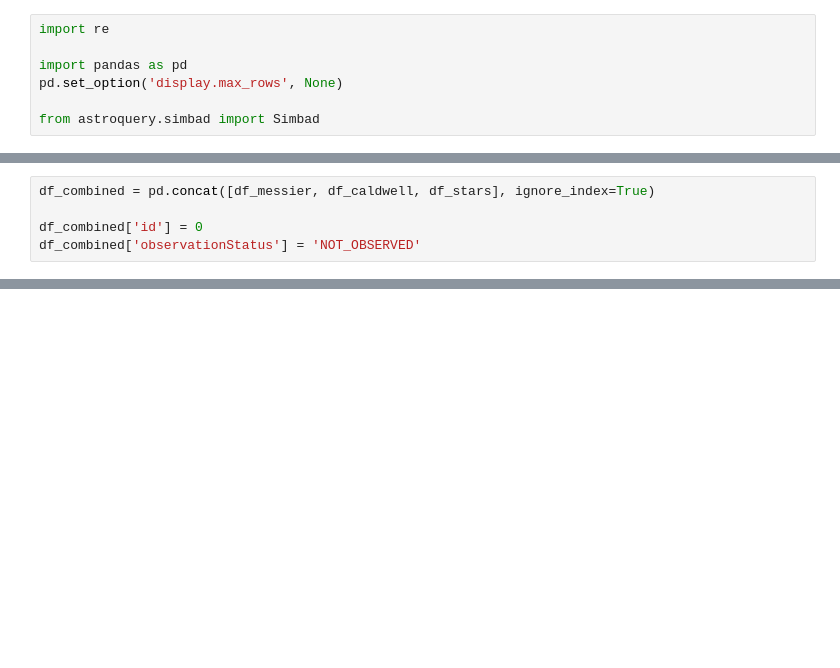
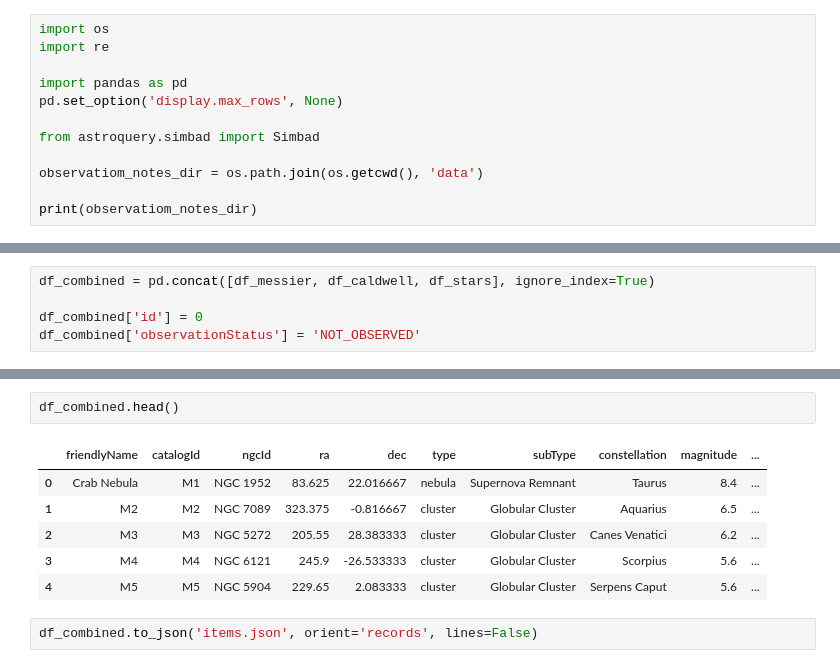
Before and after one commit to jeffrwatts/StarGazerData, a Jupyter notebook: Generate Data.ipynb, the cells around one changed output, grey strips where cells are left out. Saved outputs shown, nothing was run; the diff lists cells and outputs as text; blank space fills up the shorter version.

```diff
--- a/Generate Data.ipynb
+++ b/Generate Data.ipynb
@@ -1,7 +1,12 @@
 # %%
+import os
 import re
 
 import pandas as pd
 pd.set_option('display.max_rows', None)
 
 from astroquery.simbad import Simbad
+
+observatiom_notes_dir = os.path.join(os.getcwd(), 'data')
+
+print(observatiom_notes_dir)
@@ -378,0 +406,11 @@ df_combined.to_json('items.json', orient='records', lines=False)
+# %%
+df_combined.head()
+# %% [output]
+|  | friendlyName | catalogId | ngcId | ra | dec | type | subType | constellation | magnitude | ... |
+| 0 | Crab Nebula | M1 | NGC 1952 | 83.625 | 22.016667 | nebula | Supernova Remnant | Taurus | 8.4 | ... |
+| 1 | M2 | M2 | NGC 7089 | 323.375 | -0.816667 | cluster | Globular Cluster | Aquarius | 6.5 | ... |
+| 2 | M3 | M3 | NGC 5272 | 205.55 | 28.383333 | cluster | Globular Cluster | Canes Venatici | 6.2 | ... |
+| 3 | M4 | M4 | NGC 6121 | 245.9 | -26.533333 | cluster | Globular Cluster | Scorpius | 5.6 | ... |
+| 4 | M5 | M5 | NGC 5904 | 229.65 | 2.083333 | cluster | Globular Cluster | Serpens Caput | 5.6 | ... |
+# %%
+df_combined.to_json('items.json', orient='records', lines=False)
```
Also changed, not shown: parts of 9 cells of this notebook, 24 other files.
